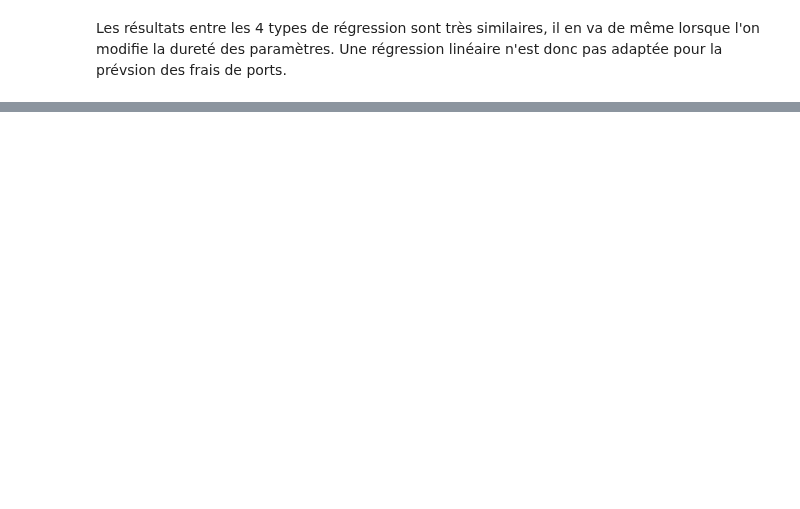
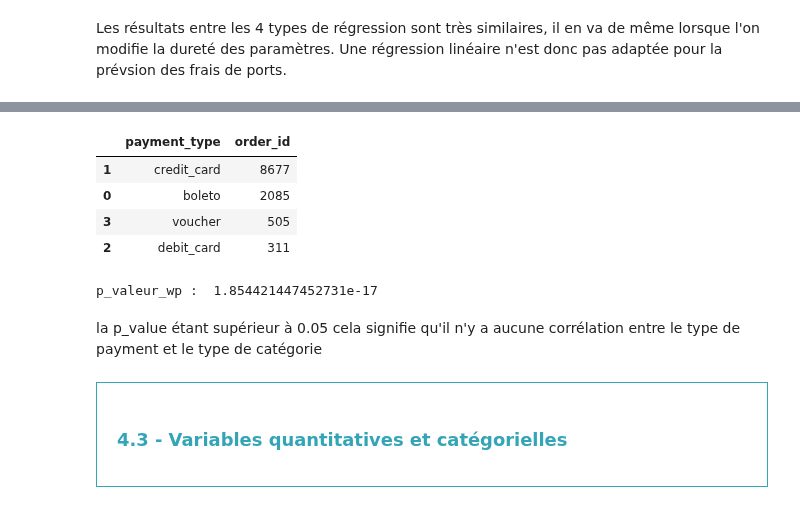
Before and after one commit to marlierecharlie/brief_13_la_data_dream_team, a Jupyter notebook: PREDICTION freight_value/freight_value.ipynb, the cells around one changed output, grey strips where cells are left out. Saved outputs shown, nothing was run; the diff lists cells and outputs as text; code cells hidden in the pictures; blank space fills up the shorter version.

```diff
--- a/PREDICTION freight_value/freight_value.ipynb
+++ b/PREDICTION freight_value/freight_value.ipynb
@@ -820,0 +887,23 @@ Les résultats entre les 4 types de régression sont très similaires, il en va
+# %%
+order_per_payment_type = data[["payment_type","order_id"]].groupby(
+    by="payment_type").count().reset_index().sort_values(by="order_id",ascending=False)
+# %%
+order_per_payment_type
+# %% [output]
+|  | payment_type | order_id |
+| 1 | credit_card | 8677 |
+| 0 | boleto | 2085 |
+| 3 | voucher | 505 |
+| 2 | debit_card | 311 |
+# %%
+t = pd.crosstab(data.payment_type, data.product_category_name_english)
+res = chi2_contingency(t)
+print("p_valeur_wp : ", res[1])
+# %% [output]
+p_valeur_wp :  1.854421447452731e-17
+# %% [markdown]
+la p_value étant supérieur à 0.05 cela signifie qu'il n'y a aucune corrélation entre le type de payment et le type de catégorie
+# %% [markdown]
+<div style="border: 1px solid RGB(51,165,182);" >
+<h3 style="margin: auto; padding: 20px; color: RGB(51,165,182); ">4.3 - Variables quantitatives et catégorielles </h3>
+</div>
```
Also changed, not shown: parts of 32 cells of this notebook.
